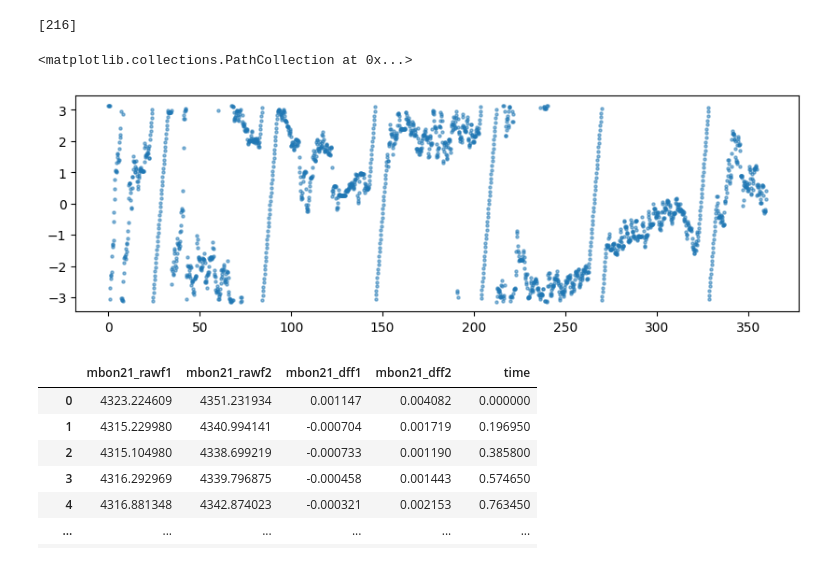
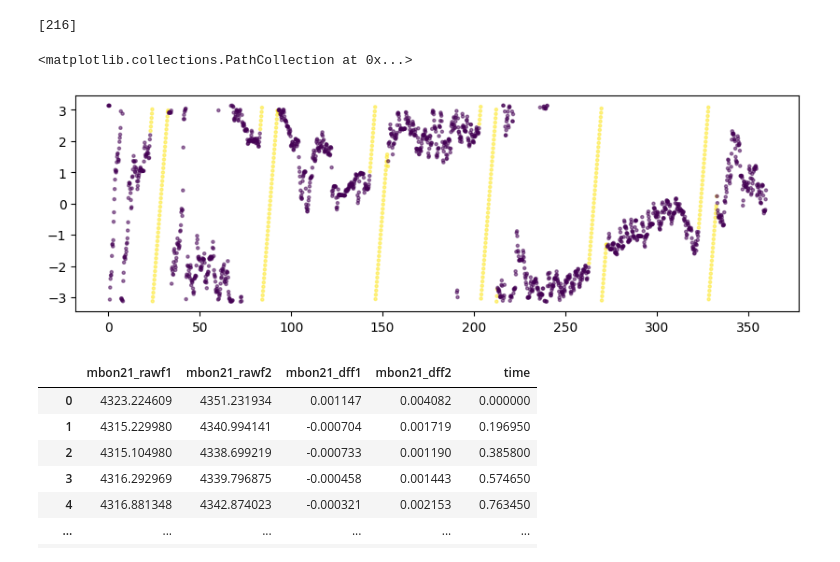
Before and after one commit to jingxuanf0214/thesis-2p-behavior-align, a Jupyter notebook: Exploratory analysis.ipynb, the cells around one changed output. Cells and saved outputs as stored; diff of their text form; code cells hidden in the pictures.

```diff
--- a/Exploratory analysis.ipynb
+++ b/Exploratory analysis.ipynb
@@ -247,3 +247,15 @@ behav_df
 | 1905 | -285.661346 | 325.758057 | 5.362587 | -1.345680 | -0.880899 | -1.887483 | 0.137184 | 1.536374 | 359.737762 |
 | 1906 | -286.154816 | 324.042877 | 9.344345 | -1.436792 | -1.240090 | -2.594658 | 0.426399 | 2.137924 | 359.926544 |
 1907 rows × 9 columns
+# %%
+def add_open_loop_column(df,shift=0):
+    # Calculate the number of seconds within the current minute
+    seconds_in_minute = (df['time']+shift) % 60
+
+    # Create the 'is_open_loop' column
+    df['is_open_loop'] = np.where((seconds_in_minute >= 50) & (seconds_in_minute < 60), 1, 0)
+
+    return df
+
+behav_df = add_open_loop_column(behav_df,-33)
+behav_df
@@ -282,8 +308,9 @@ jump_indices
 # %%
 fig, ax = plt.subplots(1, 1, figsize=(10, 3))
 #ax.scatter(behav_df['time'], behav_df['heading_unjumped'],s=5)
-ax.scatter(behav_df['time'], behav_df['heading'],s=5,alpha=0.5)
+ax.scatter(behav_df['time'], behav_df['heading'],s=5,alpha=0.5,c = behav_df['is_open_loop'])
+#ax.plot(behav_df['time'], behav_df['is_open_loop'])
 #[ax.axvline(_x, ymin=-np.pi, ymax=np.pi, color='red', linestyle='--') for _x in np.array(behav_df['time'].iloc[jump_indices])];
 # %% [output]
 <matplotlib.collections.PathCollection at 0x...>
-[figure, old version]
+[figure, new version]
```
Also changed, not shown: parts of 6 cells of this notebook.
